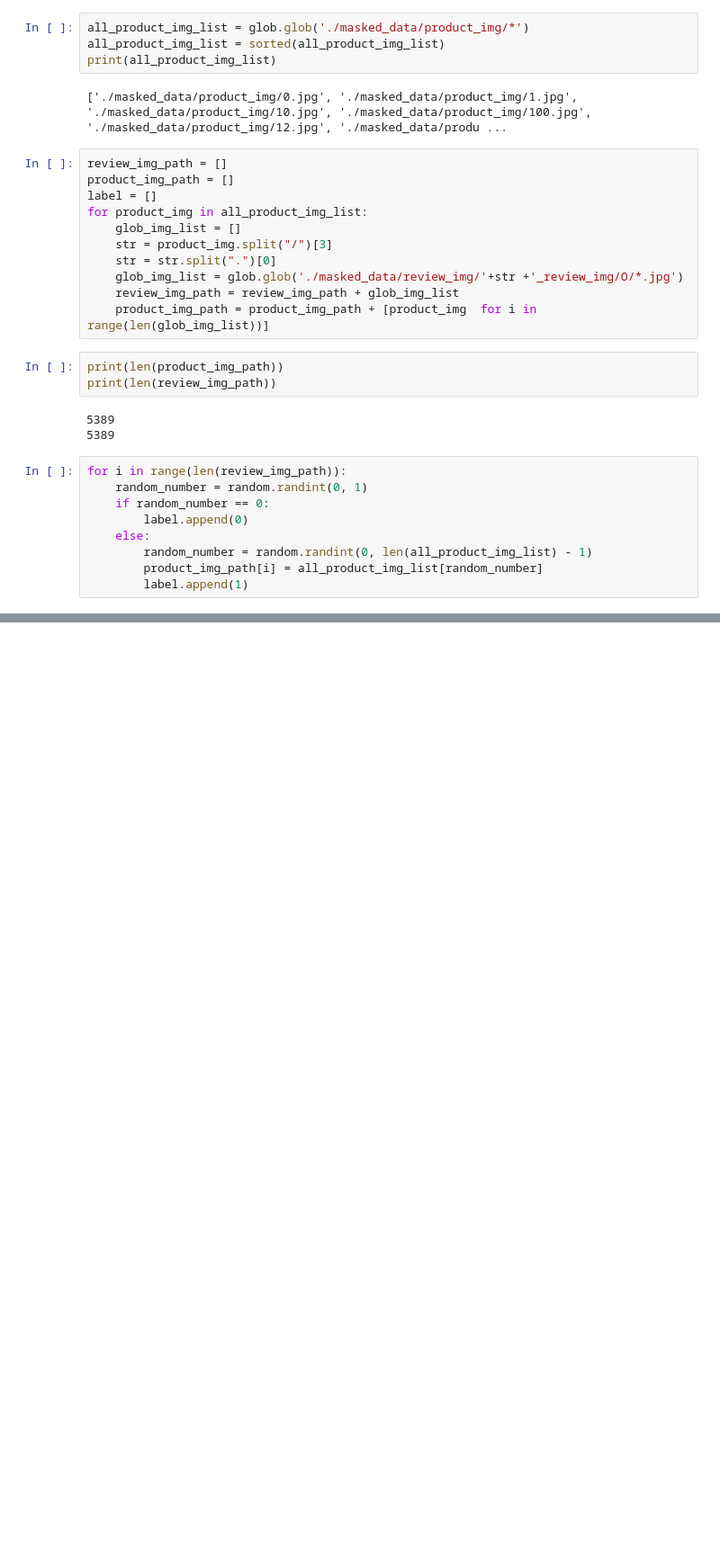
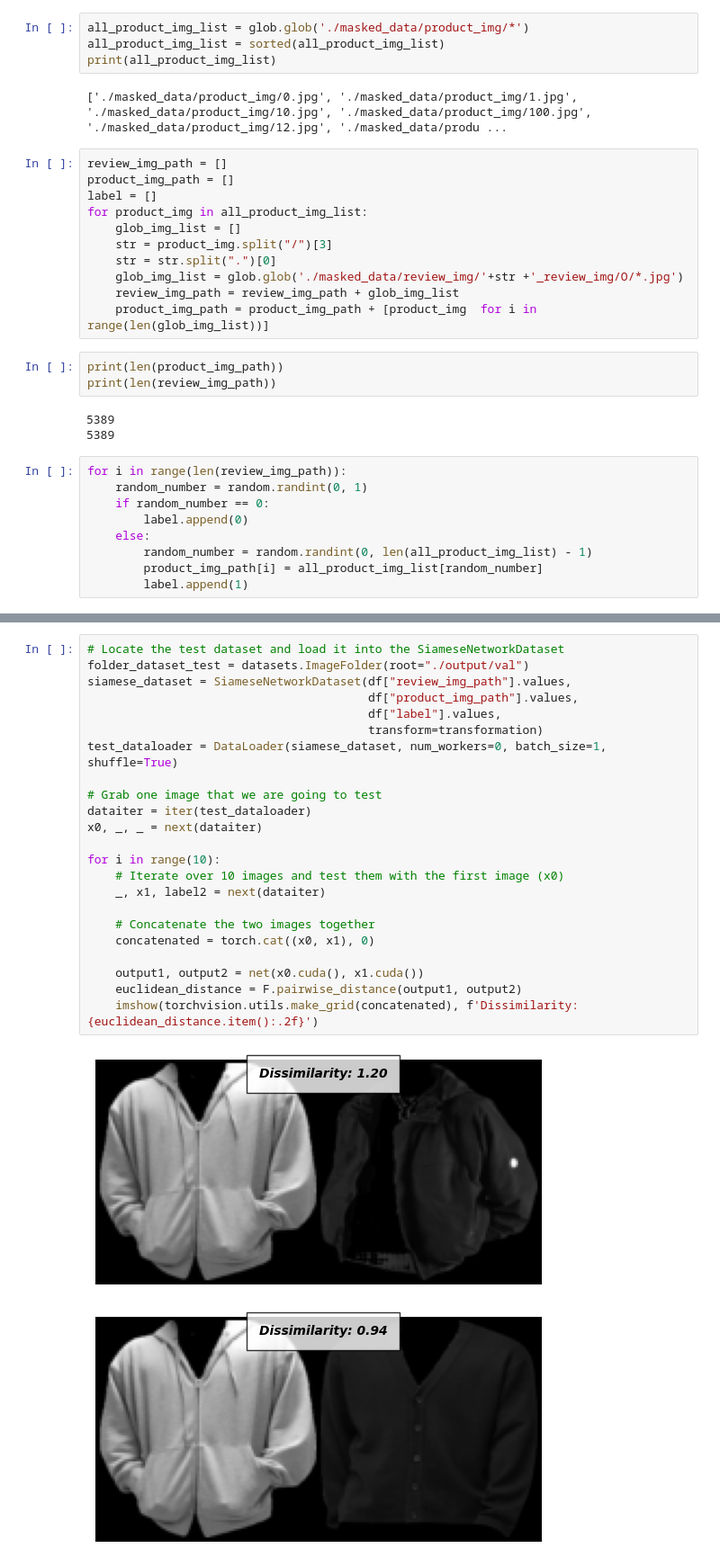
Before and after one commit to taemin-steve/Siamese_Net, a Jupyter notebook: make_dataFrame.ipynb, the cells around one changed output, grey strips where cells are left out. Shown: that part at 90% size. Drawn from its saved outputs; the diff is of its cells as text; blank space fills up the shorter version.

```diff
--- a/make_dataFrame.ipynb
+++ b/make_dataFrame.ipynb
@@ -58,0 +284,26 @@ df
+# %%
+# Locate the test dataset and load it into the SiameseNetworkDataset
+folder_dataset_test = datasets.ImageFolder(root="./output/val")
+siamese_dataset = SiameseNetworkDataset(df["review_img_path"].values,
+                                        df["product_img_path"].values,
+                                        df["label"].values,
+                                        transform=transformation)
+test_dataloader = DataLoader(siamese_dataset, num_workers=0, batch_size=1, shuffle=True)
+
+# Grab one image that we are going to test
+dataiter = iter(test_dataloader)
+x0, _, _ = next(dataiter)
+
+for i in range(10):
+    # Iterate over 10 images and test them with the first image (x0)
+    _, x1, label2 = next(dataiter)
+
+    # Concatenate the two images together
+    concatenated = torch.cat((x0, x1), 0)
+
+    output1, output2 = net(x0.cuda(), x1.cuda())
+    euclidean_distance = F.pairwise_distance(output1, output2)
+    imshow(torchvision.utils.make_grid(concatenated), f'Dissimilarity: {euclidean_distance.item():.2f}')
+# %% [output]
+[figure, added]
+[figure, added]
```
Also changed, not shown: parts of 16 cells of this notebook, 1 other file.
